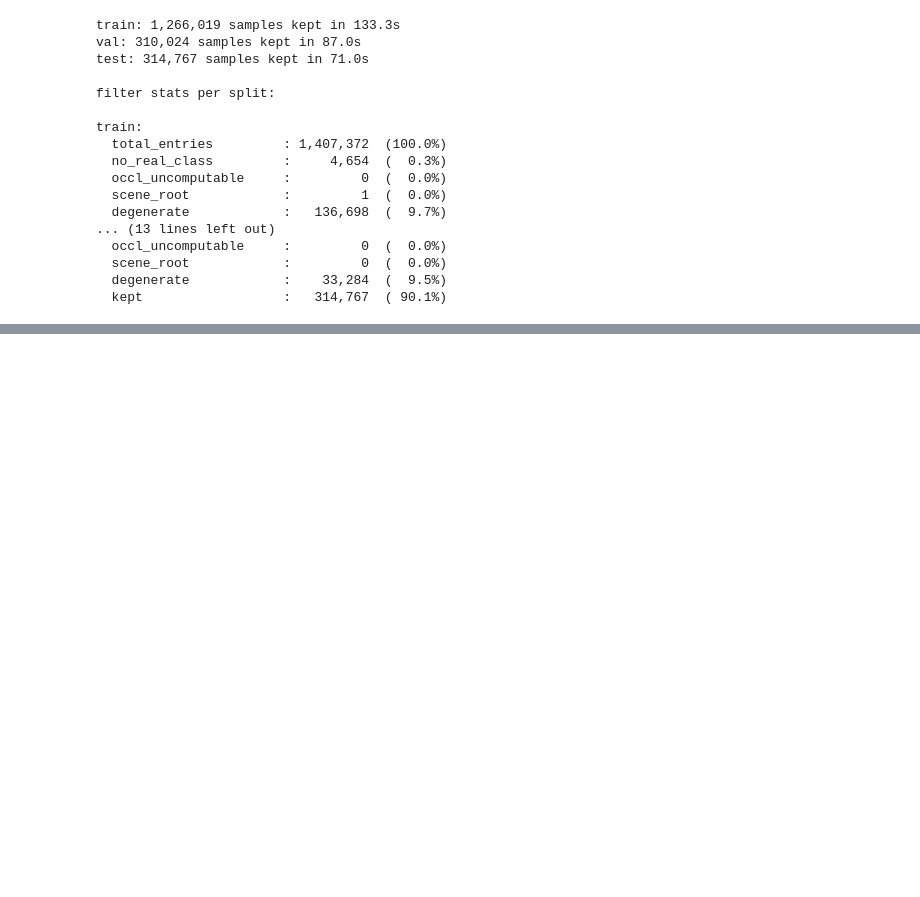
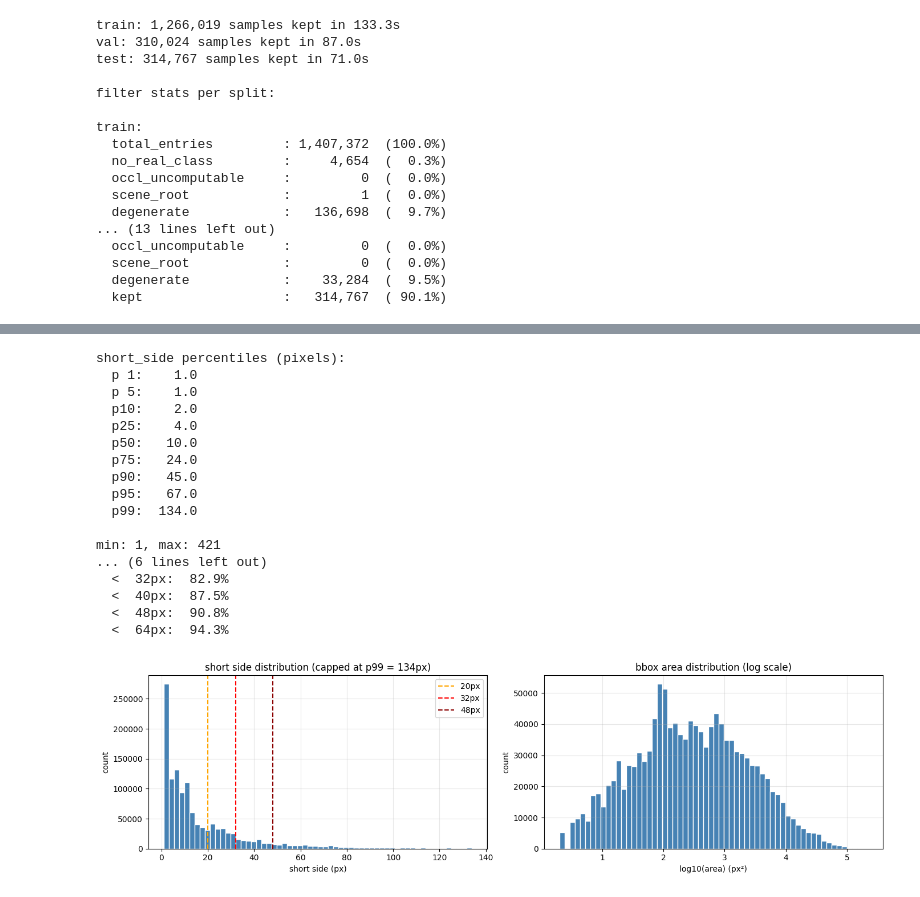
Before and after one commit to iav2002/Assignment_Advanced_Topics_In_DeepLearning, a Jupyter notebook: part2_EDA.ipynb, the cells around one changed output, grey strips where cells are left out. Cells and saved outputs as stored; diff of their text form; code cells hidden in the pictures; blank space fills up the shorter version.

Commit message:
Class, BBox, Occlusion Distributions to decide what to leave out  (Commit Migration)

```diff
--- a/part2_EDA.ipynb
+++ b/part2_EDA.ipynb
@@ -438,0 +520,64 @@ train:
+# %%
+# pull size and area into numpy arrays so we can do percentile math
+sides = np.array([s['short_side'] for s in raw_samples['train']])
+areas = np.array([s['area'] for s in raw_samples['train']])
+
+# percentiles describe the shape of the distribution
+# p50 = median (half the boxes are smaller, half are bigger)
+print('short_side percentiles (pixels):')
+for p in [1, 5, 10, 25, 50, 75, 90, 95, 99]:
+    print(f'  p{p:2d}: {np.percentile(sides, p):6.1f}')
+
+print(f'\nmin: {sides.min()}, max: {sides.max()}')
+
+# how many boxes do we lose at each candidate threshold?
+# this is what drives the decision in section 8
+print('\n% of boxes below candidate thresholds:')
+for t in [10, 16, 20, 24, 32, 40, 48, 64]:
+    pct = (sides < t).mean() * 100
+    print(f'  < {t:3d}px: {pct:5.1f}%')
+
+# two plots side by side
+fig, axes = plt.subplots(1, 2, figsize=(14, 4))
+
+# cap at p99 so the long tail of huge boxes doesn't squash the interesting part
+cap = int(np.percentile(sides, 99))
+axes[0].hist(sides[sides <= cap], bins=60, color='steelblue', edgecolor='white')
+# vertical lines mark the thresholds we're considering
+for t, color in [(20, 'orange'), (32, 'red'), (48, 'darkred')]:
+    axes[0].axvline(t, color=color, linestyle='--', linewidth=1.5, label=f'{t}px')
+axes[0].set_xlabel('short side (px)')
+axes[0].set_ylabel('count')
+axes[0].set_title(f'short side distribution (capped at p99 = {cap}px)')
+axes[0].legend()
+axes[0].grid(alpha=0.3)
+
+# area uses log scale because it spans 5+ orders of magnitude
+# (a 5x5 box has area 25, a 400x400 box has area 160000)
+axes[1].hist(np.log10(areas + 1), bins=60, color='steelblue', edgecolor='white')
+axes[1].set_xlabel('log10(area) (px²)')
+axes[1].set_ylabel('count')
+axes[1].set_title('bbox area distribution (log scale)')
+axes[1].grid(alpha=0.3)
+
+plt.tight_layout()
+plt.show()
+# %% [output]
+short_side percentiles (pixels):
+  p 1:    1.0
+  p 5:    1.0
+  p10:    2.0
+  p25:    4.0
+  p50:   10.0
+  p75:   24.0
+  p90:   45.0
+  p95:   67.0
+  p99:  134.0
+
+min: 1, max: 421
+... (6 lines left out)
+  <  32px:  82.9%
+  <  40px:  87.5%
+  <  48px:  90.8%
+  <  64px:  94.3%
+[figure, added]
```
Also changed, not shown: parts of 5 cells of this notebook.
